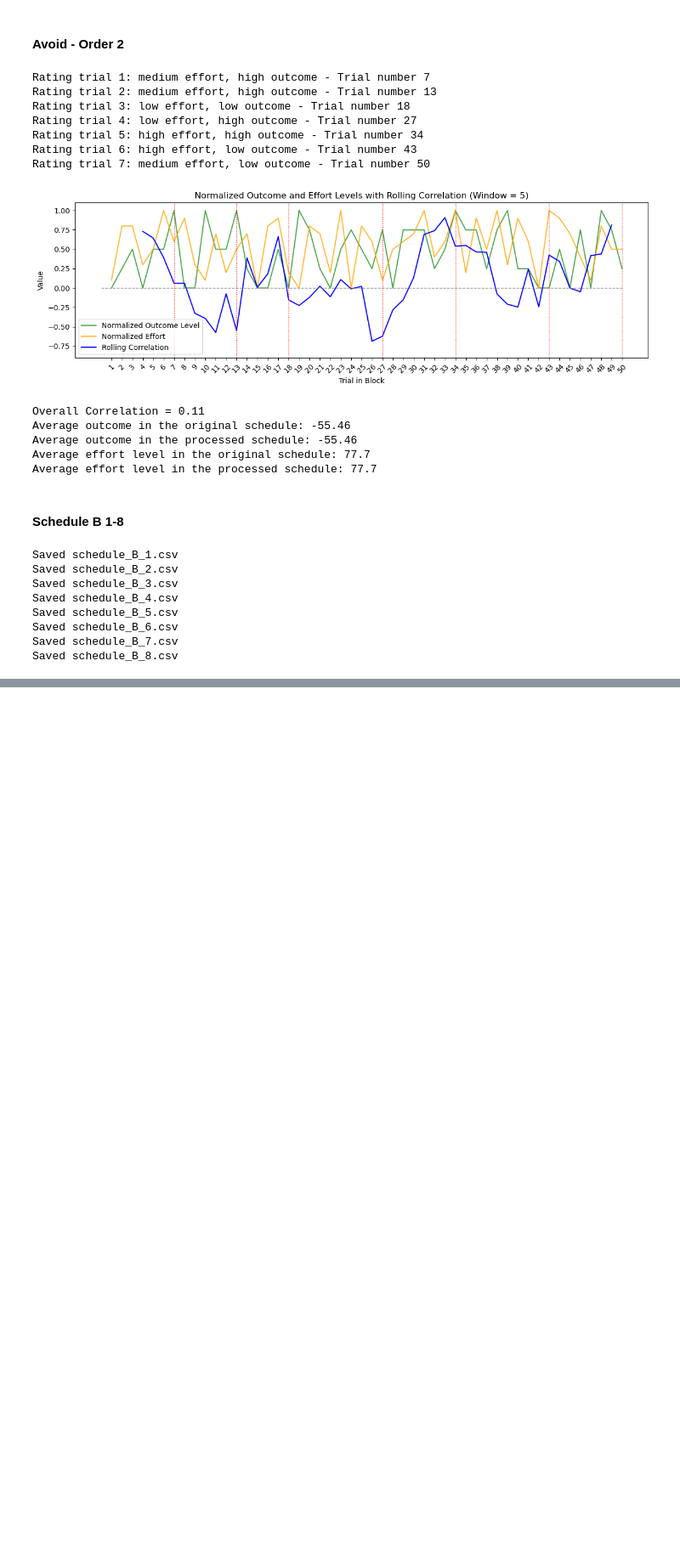
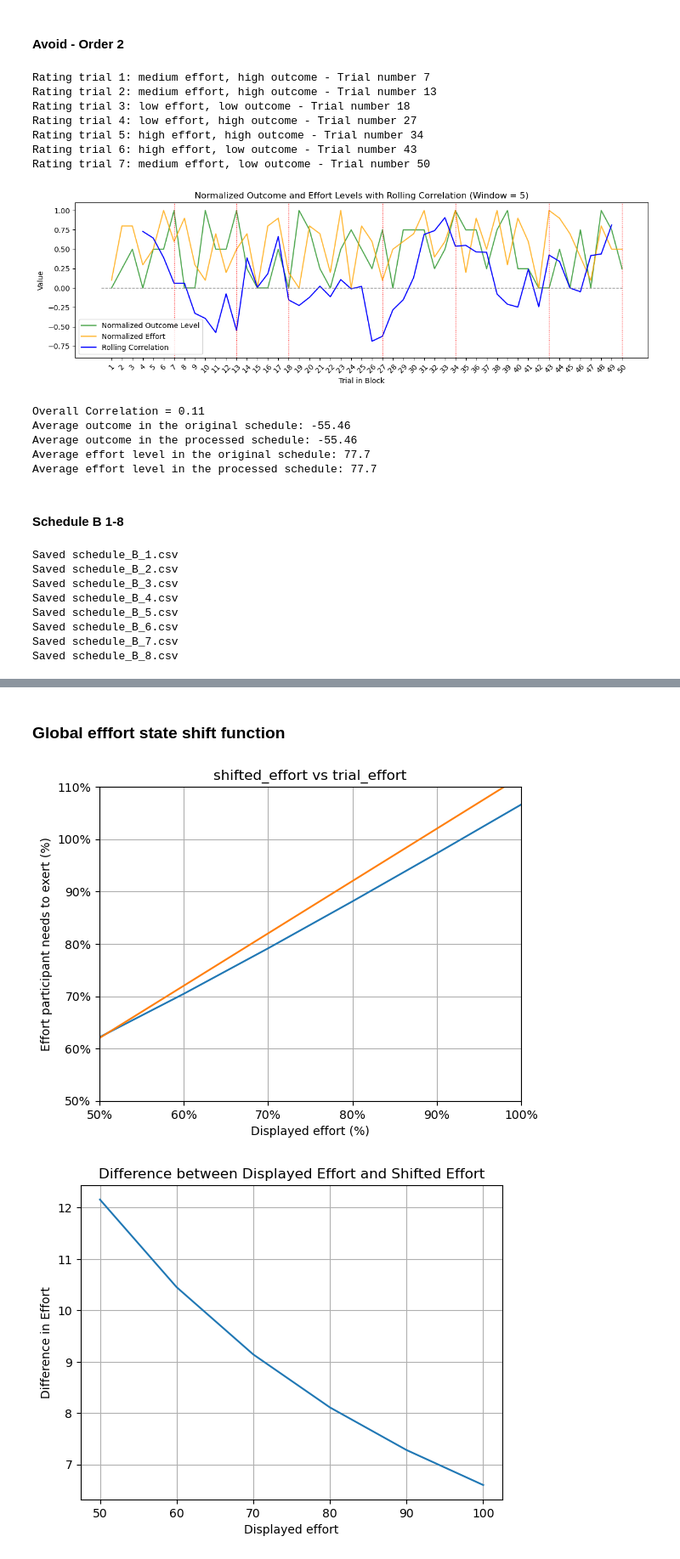
Before and after one commit to MajaFriedemann/reward-effort-task, a Jupyter notebook: final_trial_schedules/final_trial_schedules.ipynb, the cells around one changed output, grey strips where cells are left out. Shown at 85% size. Cells and saved outputs as stored; diff of their text form; code cells hidden in the pictures; blank space fills up the shorter version.

```diff
--- a/final_trial_schedules/final_trial_schedules.ipynb
+++ b/final_trial_schedules/final_trial_schedules.ipynb
@@ -464,0 +492,79 @@ Saved schedule_B_8.csv
+# %% [markdown]
+### Global efffort state shift function
+# %%
+import numpy as np
+import matplotlib.pyplot as plt
+import matplotlib.ticker as ticker
+
+# Parameters
+trial_effort = np.arange(50, 110, 10)
+average_reward = 60
+net_value_shift = 15
+k = 1.1
+
+# trial_effort = np.arange(0, 10.1, 0.01)
+# average_reward = 60
+# net_value_shift = 0.15
+# k = 0.3
+
+# Net value function
+effort_level = trial_effort / 10
+discounted_value = average_reward - k * effort_level**2
+
+# Shifted effort  --> THIS IS WHAT I USE IN MY EXPERIMENT CODE
+effort_level = trial_effort / 10
+shifted_effort_level = np.sqrt((k * effort_level**2 + net_value_shift) / k)
+shifted_effort = shifted_effort_level * 10
+
+# Net value function with shifted effort
+discounted_value_with_shift = average_reward - k * shifted_effort_level**2
+
+# Plotting shifted_effort vs trial_effort (and a straight line for comparison to show that effort gets shifted less for higher effort levels)
+plt.figure()
+plt.plot(trial_effort, shifted_effort)
+plt.plot(trial_effort, trial_effort+12)
+plt.ylim(50, 110)
+plt.xlim(50, 100)
+plt.xlabel('Displayed effort (%)')
+plt.ylabel('Effort participant needs to exert (%)')
+plt.title('shifted_effort vs trial_effort')
+plt.grid(True)
+plt.gca().xaxis.set_major_formatter(ticker.FuncFormatter(lambda x, _: f'{int(x)}%'))
+plt.gca().yaxis.set_major_formatter(ticker.FuncFormatter(lambda y, _: f'{int(y)}%'))
+plt.show()
+
+# Plotting the difference between trial_effort and shifted_effort vs trial_effort
+plt.figure()
+plt.plot(trial_effort, shifted_effort-trial_effort)
+plt.xlabel('Displayed effort')
+plt.ylabel('Difference in Effort')
+plt.title('Difference between Displayed Effort and Shifted Effort')
+plt.grid(True)
+plt.show()
+
+
+# Plotting discounted_value vs trial_effort
+plt.figure()
+plt.plot(trial_effort, discounted_value, label='Discounted Value')
+plt.xlabel('Displayed effort (%)')
+plt.ylabel('Discounted Value')
+plt.title('discounted_value vs trial_effort')
+plt.grid(True)
+plt.gca().xaxis.set_major_formatter(ticker.FuncFormatter(lambda x, _: f'{int(x)}%'))
+plt.legend()
+plt.show()
+
+# Plotting discounted_value and discounted_value_with_shift vs trial_effort
+plt.figure()
+plt.plot(trial_effort, discounted_value, label='Discounted Value')
+plt.plot(trial_effort, discounted_value_with_shift, label='Discounted Value with Shift')
+plt.xlabel('Displayed effort (%)')
+plt.ylabel('Discounted Value')
+plt.title('discounted_value and discounted_value_with_shift vs trial_effort')
+plt.grid(True)
+plt.gca().xaxis.set_major_formatter(ticker.FuncFormatter(lambda x, _: f'{int(x)}%'))
+plt.legend()
+plt.show()
+# %% [output]
+[figure, added]
+[figure, added]
```
Also changed, not shown: parts of 3 cells of this notebook, 7 other files.
